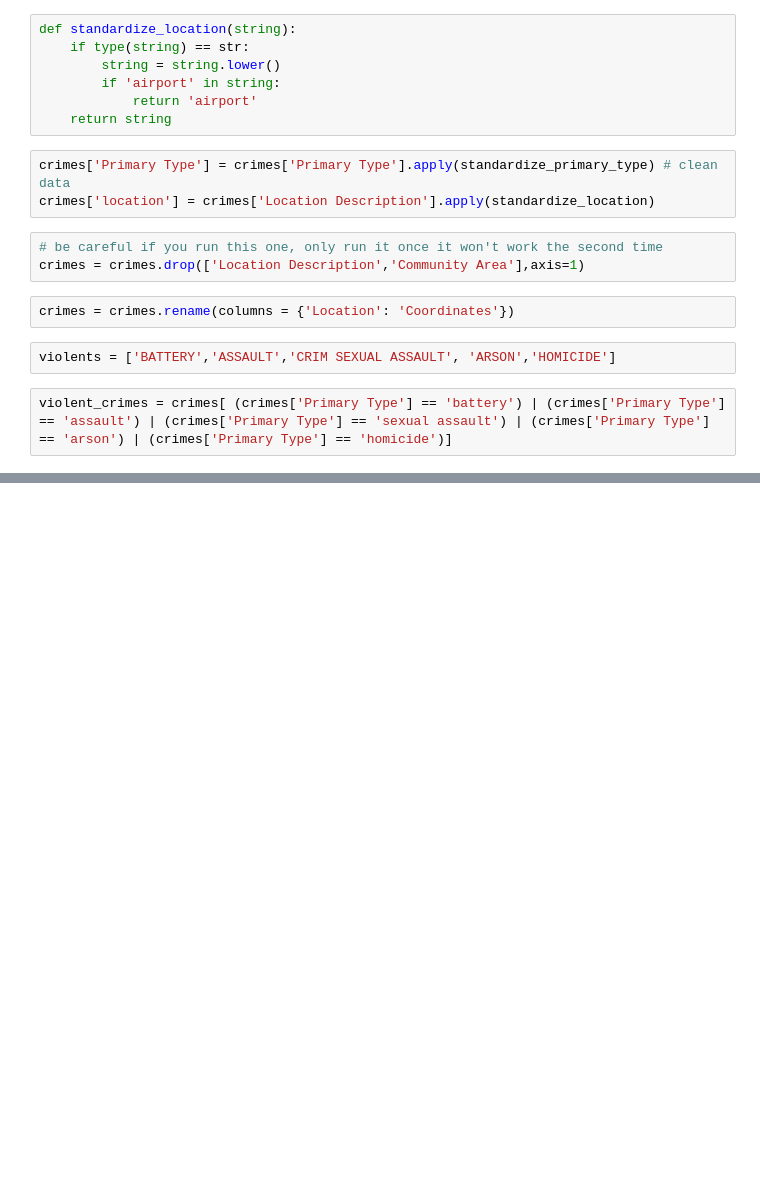
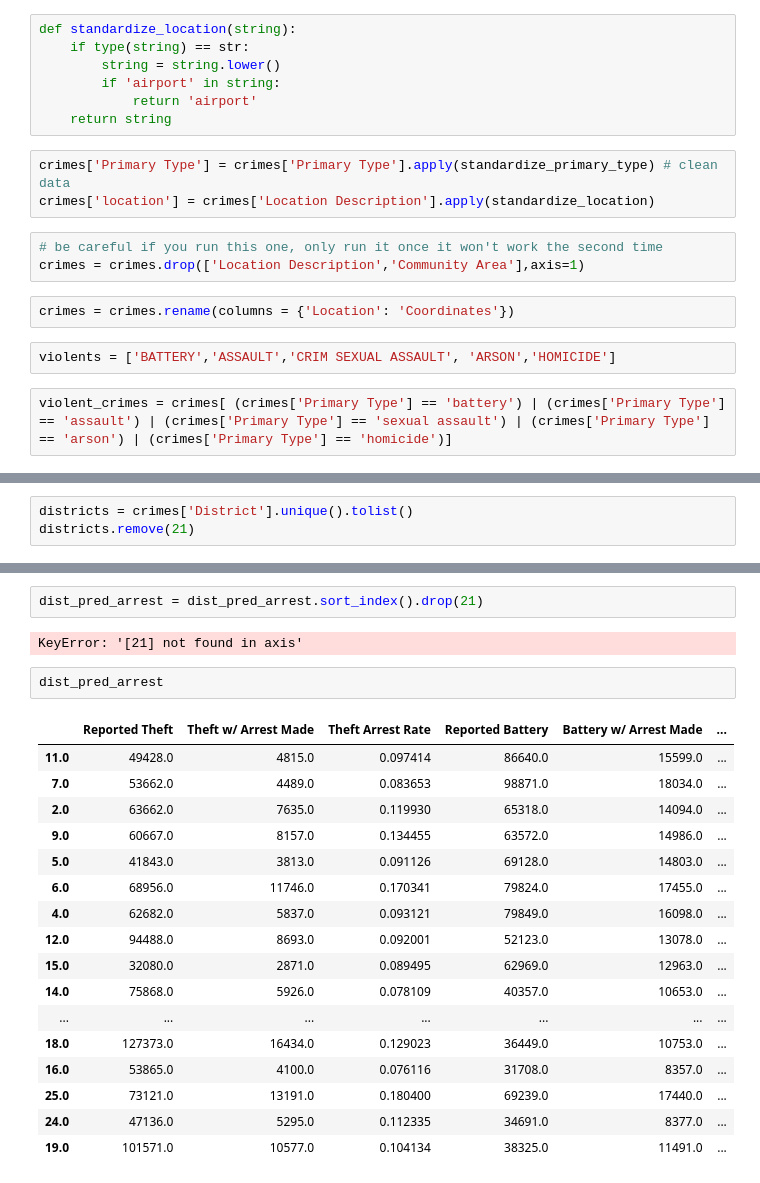
Before and after one commit to COGS108/Projects, a Jupyter notebook: James.ipynb, the cells around one changed output, grey strips where cells are left out. Saved outputs shown, nothing was run; the diff lists cells and outputs as text; blank space fills up the shorter version.

```diff
--- a/James.ipynb
+++ b/James.ipynb
@@ -124,0 +80,3 @@ violent_crimes = crimes[ (crimes['Primary Type'] == 'battery') | (crimes['Primar
+# %%
+districts = crimes['District'].unique().tolist()
+districts.remove(21)
@@ -124,0 +109,24 @@ violent_crimes = crimes[ (crimes['Primary Type'] == 'battery') | (crimes['Primar
+# %%
+dist_pred_arrest = dist_pred_arrest.sort_index().drop(21)
+# %% [output]
+KeyError: '[21] not found in axis'
+# %%
+dist_pred_arrest
+# %% [output]
+|  | Reported Theft | Theft w/ Arrest Made | Theft Arrest Rate | Reported Battery | Battery w/ Arrest Made | ... |
+| 11.0 | 49428.0 | 4815.0 | 0.097414 | 86640.0 | 15599.0 | ... |
+| 7.0 | 53662.0 | 4489.0 | 0.083653 | 98871.0 | 18034.0 | ... |
+| 2.0 | 63662.0 | 7635.0 | 0.119930 | 65318.0 | 14094.0 | ... |
+| 9.0 | 60667.0 | 8157.0 | 0.134455 | 63572.0 | 14986.0 | ... |
+| 5.0 | 41843.0 | 3813.0 | 0.091126 | 69128.0 | 14803.0 | ... |
+| 6.0 | 68956.0 | 11746.0 | 0.170341 | 79824.0 | 17455.0 | ... |
+| 4.0 | 62682.0 | 5837.0 | 0.093121 | 79849.0 | 16098.0 | ... |
+| 12.0 | 94488.0 | 8693.0 | 0.092001 | 52123.0 | 13078.0 | ... |
+| 15.0 | 32080.0 | 2871.0 | 0.089495 | 62969.0 | 12963.0 | ... |
+| 14.0 | 75868.0 | 5926.0 | 0.078109 | 40357.0 | 10653.0 | ... |
+| ... | ... | ... | ... | ... | ... | ... |
+| 18.0 | 127373.0 | 16434.0 | 0.129023 | 36449.0 | 10753.0 | ... |
+| 16.0 | 53865.0 | 4100.0 | 0.076116 | 31708.0 | 8357.0 | ... |
+| 25.0 | 73121.0 | 13191.0 | 0.180400 | 69239.0 | 17440.0 | ... |
+| 24.0 | 47136.0 | 5295.0 | 0.112335 | 34691.0 | 8377.0 | ... |
+| 19.0 | 101571.0 | 10577.0 | 0.104134 | 38325.0 | 11491.0 | ... |
```
Also changed, not shown: parts of 25 cells of this notebook.
